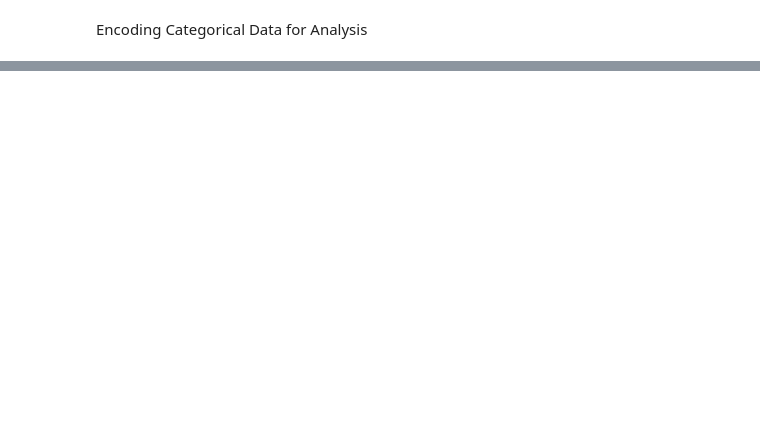
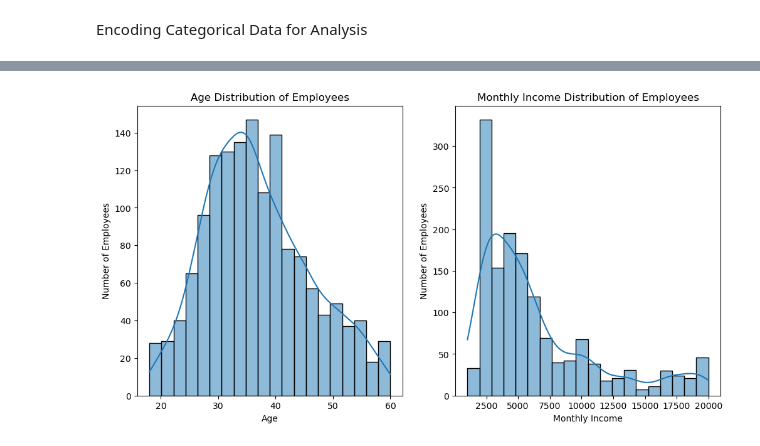
Before and after one commit to Thian0509/MLG382_CYO_Project, a Jupyter notebook: Employee_Attrition_Prediction.ipynb, the cells around one changed output, grey strips where cells are left out. Cells and saved outputs as stored; diff of their text form; code cells hidden in the pictures; blank space fills up the shorter version.

```diff
--- a/Employee_Attrition_Prediction.ipynb
+++ b/Employee_Attrition_Prediction.ipynb
@@ -190,0 +285,92 @@ WorkLifeBalance: {'Bad': 1, 'Good': 2, 'Better': 3, 'Best': 4}<br>
+# %%
+# Age Distribution
+fig, axes = plt.subplots(1, 2, figsize=(12, 6))
+sns.histplot(df['Age'], bins=20, kde=True, ax=axes[0])
+axes[0].set_title('Age Distribution of Employees')
+axes[0].set_xlabel('Age')
+axes[0].set_ylabel('Number of Employees')
+
+# Monthly Income Distribution
+sns.histplot(df['MonthlyIncome'], bins=20, kde=True, ax=axes[1])
+axes[1].set_title('Monthly Income Distribution of Employees')
+axes[1].set_xlabel('Monthly Income')
+axes[1].set_ylabel('Number of Employees')
+
+# Hourly Rate Distribution
+fig, axes = plt.subplots(1, 2, figsize=(12, 6))
+sns.histplot(df['HourlyRate'], bins=20, kde=True, ax=axes[0])
+axes[0].set_title('Hourly Rate Distribution of Employees')
+axes[0].set_xlabel('Hourly Rate')
+axes[0].set_ylabel('Number of Employees')
+
+# Daily rate Distribution
+sns.histplot(df['DailyRate'], bins=20, kde=True, ax=axes[1])
+axes[1].set_title('Daily Rate Distribution of Employees')
+axes[1].set_xlabel('Daily Rate')
+axes[1].set_ylabel('Number of Employees')
+
+# Monthly rate Distribution
+fig, axes = plt.subplots(1, 2, figsize=(12, 6))
+sns.histplot(df['MonthlyRate'], bins=20, kde=True, ax=axes[0])
+axes[0].set_title('Monthly Rate Distribution of Employees')
+axes[0].set_xlabel('Monthly Rate')
+axes[0].set_ylabel('Number of Employees')
+
+# Salary Hike Distribution
+sns.histplot(df['PercentSalaryHike'], bins=20, kde=True, ax=axes[1])
+axes[1].set_title('Salary Hike Percentage Distribution of Employees')
+axes[1].set_xlabel('Salary Hike Percentage')
+axes[1].set_ylabel('Number of Employees')
+
+# Distance from Work Distribution
+fig, axes = plt.subplots(1, 2, figsize=(12, 6))
+sns.histplot(df['DistanceFromHome'], bins=20, kde=True, ax=axes[0])
+axes[0].set_title('Distance from Work Distribution of Employees')
+axes[0].set_xlabel('Distance from Work')
+axes[0].set_ylabel('Number of Employees')
+
+# Years at Company Distribution
+sns.histplot(df['YearsAtCompany'], bins=20, kde=True, ax=axes[1])
+axes[1].set_title('Years at Company Distribution of Employees')
+axes[1].set_xlabel('Years at Company')
+axes[1].set_ylabel('Number of Employees')
+
+# Years Since Last Promotion Distribution
+fig, axes = plt.subplots(1, 2, figsize=(12, 6))
+sns.histplot(df['YearsSinceLastPromotion'], bins=20, kde=True, ax=axes[0])
+axes[0].set_title('Years since last Promotion Distribution of Employees')
+axes[0].set_xlabel('Years since last Promotion')
+axes[0].set_ylabel('Number of Employees')
+
+# Working Years Distribution
+sns.histplot(df['TotalWorkingYears'], bins=20, kde=True, ax=axes[1])
+axes[1].set_title('Total Working Years Distribution of Employees')
+axes[1].set_xlabel('TotalWorkingYears')
+axes[1].set_ylabel('Number of Employees')
+
+# Companies Worked For Distribution
+fig, axes = plt.subplots(1, 2, figsize=(12, 6))
+sns.histplot(df['NumCompaniesWorked'], bins=20, kde=True, ax=axes[0])
+axes[0].set_title('Number of Companies Worked For Distribution of Employees')
+axes[0].set_xlabel('Number of Companies Worked For')
+axes[0].set_ylabel('Number of Employees')
+
+# Distance From Home Distribution
+sns.histplot(df['DistanceFromHome'], bins=20, kde=True, ax=axes[1])
+axes[1].set_title('Distance From Home Distribution of Employees')
+axes[1].set_xlabel('Distance From Home')
+axes[1].set_ylabel('Number of Employees')
+
+# Training Times Last Year Distribution
+fig, axes = plt.subplots(1, 2, figsize=(12, 6))
+sns.histplot(df['TrainingTimesLastYear'], bins=20, kde=True, ax=axes[0])
+axes[0].set_title('Training Times Previous Year Distribution of Employees')
+axes[0].set_xlabel('Training Times Previous Year')
+axes[0].set_ylabel('Number of Employees')
+
+# Years with Current Manager Distribution
+sns.histplot(df['YearsWithCurrManager'], bins=20, kde=True, ax=axes[1])
+axes[1].set_title('Years with Current Manager Distribution of Employees')
+axes[1].set_xlabel('Years with Current Manager')
+axes[1].set_ylabel('Number of Employees')
+# %% [output]
@@ -190,0 +378 @@ WorkLifeBalance: {'Bad': 1, 'Good': 2, 'Better': 3, 'Best': 4}<br>
+[figure, added]
```
Also changed, not shown: parts of 12 cells of this notebook.
